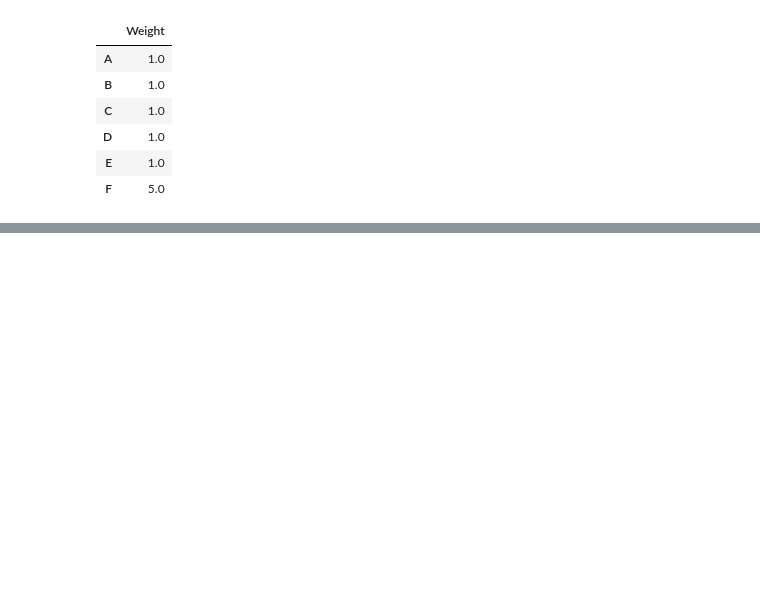
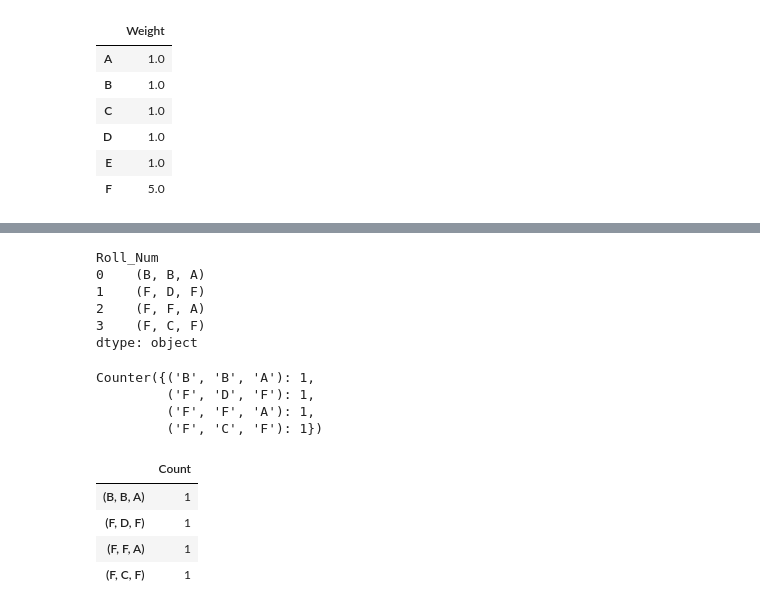
Before and after one commit to rtharrin/DS5100-crf6zj-FinalProject, a Jupyter notebook: scratch work.ipynb, the cells around one changed output, grey strips where cells are left out. Cells and saved outputs as stored; diff of their text form; code cells hidden in the pictures; blank space fills up the shorter version.

```diff
--- a/scratch work.ipynb
+++ b/scratch work.ipynb
@@ -459,0 +455,26 @@ analyze_test.combo_count()
+# %%
+game_test_2.show_outcome().apply(lambda x: tuple(x), axis=1)
+# %% [output]
+Roll_Num
+0    (B, B, A)
+1    (F, D, F)
+2    (F, F, A)
+3    (F, C, F)
+dtype: object
+# %%
+abc=Counter(game_test_2.show_outcome().apply(lambda x: tuple(x), axis=1))
+abc
+# %% [output]
+Counter({('B', 'B', 'A'): 1,
+         ('F', 'D', 'F'): 1,
+         ('F', 'F', 'A'): 1,
+         ('F', 'C', 'F'): 1})
+# %%
+df = pd.DataFrame.from_dict(abc, orient='index', columns=['Count'])
+df
+# %% [output]
+|  | Count |
+| (B, B, A) | 1 |
+| (F, D, F) | 1 |
+| (F, F, A) | 1 |
+| (F, C, F) | 1 |
```
Also changed, not shown: parts of 18 cells of this notebook, 1 other file.
